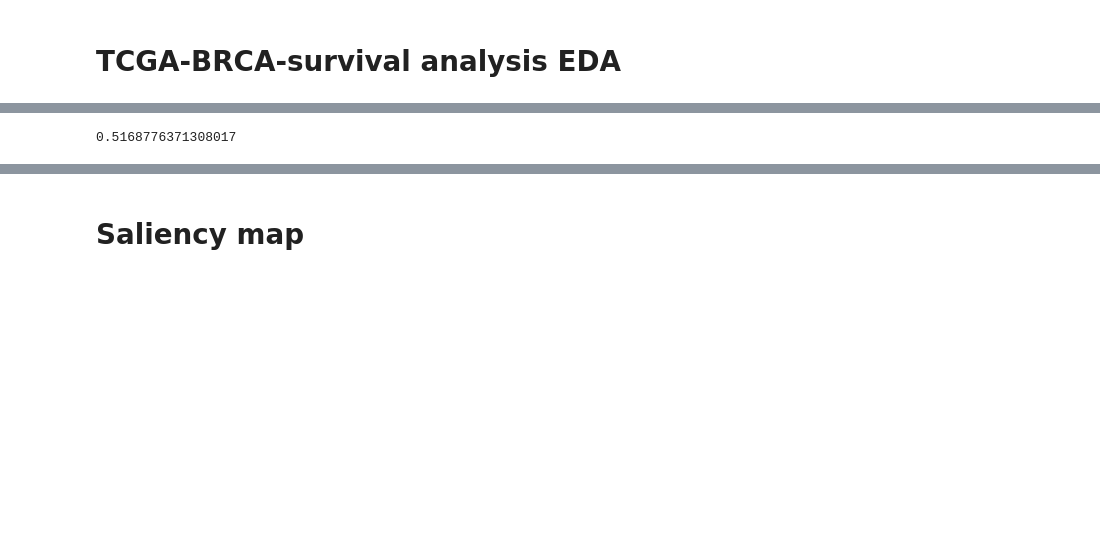
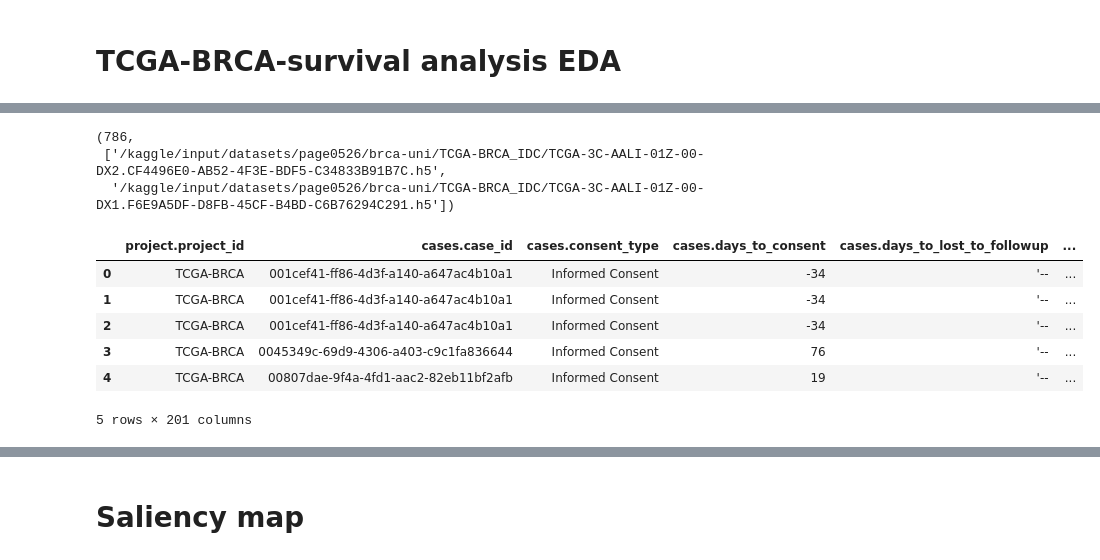
Before and after one commit to Page0526/survival-prediction, a Jupyter notebook: gated_abmil.ipynb, the cells around one changed output, grey strips where cells are left out. Saved outputs shown, nothing was run; the diff lists cells and outputs as text; code cells hidden in the pictures; blank space fills up the shorter version.

Commit message:
Kaggle Notebook | TCGA-BRCA survival analysis | Version 5

```diff
--- a/gated_abmil.ipynb
+++ b/gated_abmil.ipynb
@@ -619,11 +39,0 @@ with torch.no_grad():
-# %%
-from lifelines.utils import concordance_index
-cindex = concordance_index(
-    all_time,
-    [-x for x in all_risk],
-    all_event
-)
-
-print(cindex)
-# %% [output]
-0.5168776371308017
@@ -629,0 +56,19 @@ print(cindex)
+# %%
+len(patient_to_slides), patient_to_slides["TCGA-3C-AALI"]
+# %% [output]
+(786,
+ ['/kaggle/input/datasets/page0526/brca-uni/TCGA-BRCA_IDC/TCGA-3C-AALI-01Z-00-DX2.CF4496E0-AB52-4F3E-BDF5-C34833B91B7C.h5',
+  '/kaggle/input/datasets/page0526/brca-uni/TCGA-BRCA_IDC/TCGA-3C-AALI-01Z-00-DX1.F6E9A5DF-D8FB-45CF-B4BD-C6B76294C291.h5'])
+# %%
+import pandas as pd
+clinical = pd.read_csv("/kaggle/input/datasets/page0526/brca-uni/clinical.tsv", sep='\t', low_memory=False)
+# %%
+clinical.head()
+# %% [output]
+|  | project.project_id | cases.case_id | cases.consent_type | cases.days_to_consent | cases.days_to_lost_to_followup | ... |
+| 0 | TCGA-BRCA | 001cef41-ff86-4d3f-a140-a647ac4b10a1 | Informed Consent | -34 | '-- | ... |
+| 1 | TCGA-BRCA | 001cef41-ff86-4d3f-a140-a647ac4b10a1 | Informed Consent | -34 | '-- | ... |
+| 2 | TCGA-BRCA | 001cef41-ff86-4d3f-a140-a647ac4b10a1 | Informed Consent | -34 | '-- | ... |
+| 3 | TCGA-BRCA | 0045349c-69d9-4306-a403-c9c1fa836644 | Informed Consent | 76 | '-- | ... |
+| 4 | TCGA-BRCA | 00807dae-9f4a-4fd1-aac2-82eb11bf2afb | Informed Consent | 19 | '-- | ... |
+5 rows × 201 columns
```
Also changed, not shown: parts of 52 cells of this notebook.
